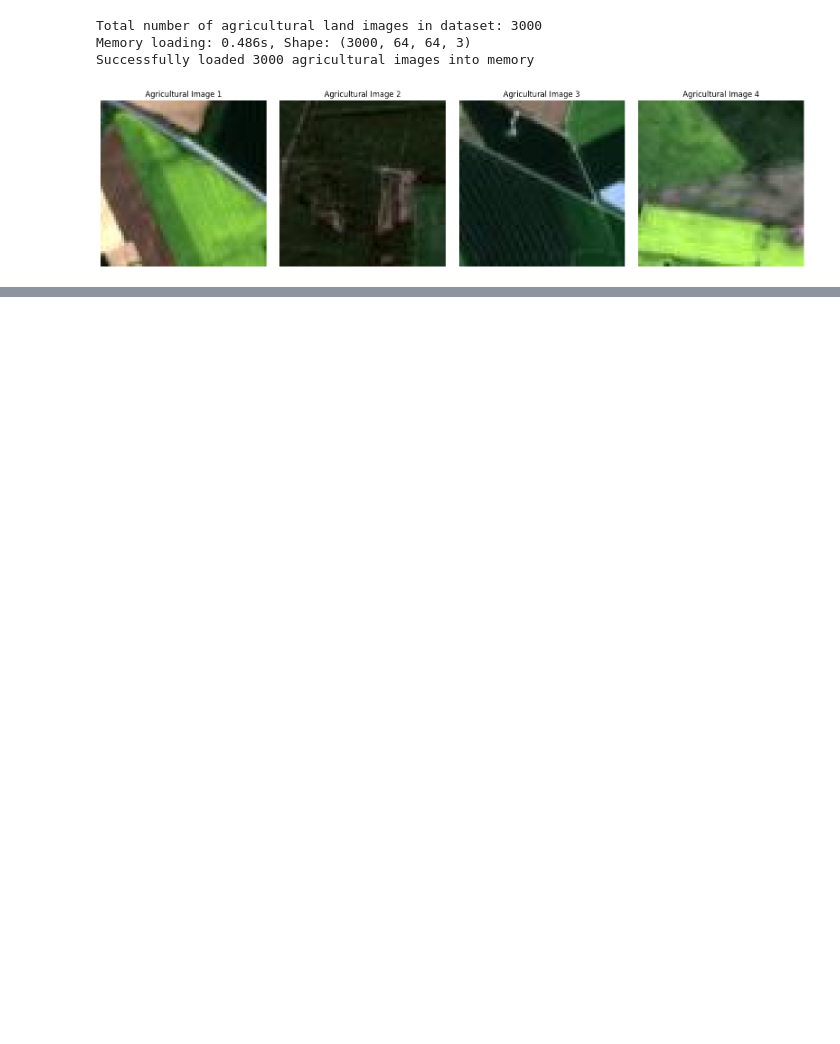
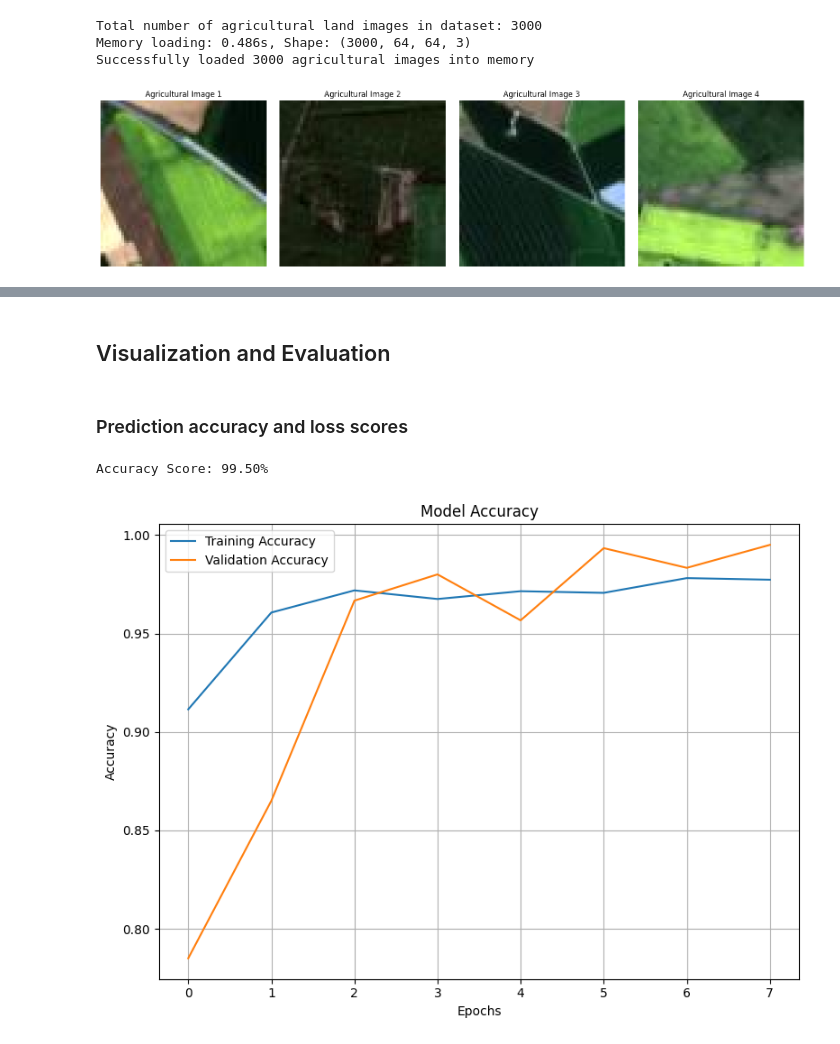
Before and after one commit to chrisryanleggett/AIML_Engineering_Porftolio, a Jupyter notebook: Keras/Deep Learning/SatelliteImageryClassifier/SatelliteClassification.ipynb, the cells around one changed output, grey strips where cells are left out. Saved outputs shown, nothing was run; the diff lists cells and outputs as text; code cells hidden in the pictures; blank space fills up the shorter version.

```diff
--- a/Keras/Deep Learning/SatelliteImageryClassifier/SatelliteClassification.ipynb
+++ b/Keras/Deep Learning/SatelliteImageryClassifier/SatelliteClassification.ipynb
@@ -251,0 +611,7 @@ Successfully loaded 3000 agricultural images into memory
+# %%
+loss = "binary_crossentropy"
+model.compile(optimizer=Adam(learning_rate=lr),
+              loss=loss,
+              metrics=["accuracy"])
+
+print(model.summary())
@@ -251,0 +665,8 @@ Successfully loaded 3000 agricultural images into memory
+# %%
+#Create a checkpoint to automatically save the best model during training, monitor validation loss and save when it improves
+checkpoint_cb = ModelCheckpoint(filepath=model_name,
+                                monitor='val_accuracy',
+                                mode='max',
+                                save_best_only=True,
+                                verbose=1
+                               )
@@ -251,0 +675,11 @@ Successfully loaded 3000 agricultural images into memory
+# %%
+print(f"Training on : ==={device}=== with batch size: {batch_size} & lr: {lr}")
+
+fit = model.fit(train_generator,
+                epochs= n_epochs,
+                steps_per_epoch = steps_per_epoch,
+                validation_data=(validation_generator),
+                validation_steps = validation_steps,
+                callbacks=[checkpoint_cb],
+                verbose=1
+               )
@@ -251,0 +706,39 @@ Successfully loaded 3000 agricultural images into memory
+# %% [markdown]
+## Visualization and Evaluation
+# %% [markdown]
+### Prediction accuracy and loss scores
+# %%
+#This step takes some time to run
+steps = int(np.ceil(validation_generator.samples / validation_generator.batch_size))
+batch_size = int(validation_generator.batch_size)
+
+all_preds = []
+all_labels = []
+for step in range(steps):
+    # Get one batch data
+    images, labels = next(validation_generator)
+    preds = model.predict(images, verbose=0)
+    preds = (preds > 0.5).astype(int).flatten()
+    all_preds.extend(preds)
+    all_labels.extend(labels)
+accuracy = accuracy_score(all_labels, all_preds)
+print(f"Accuracy Score: {accuracy * 100:.2f}%")
+# %% [output]
+Accuracy Score: 99.50%
+# %%
+# Create a figure with a subplot
+fig, axs = plt.subplots(figsize=(8, 6))
+
+# Plot Accuracy on the first subplot
+axs.plot(fit.history['accuracy'], label='Training Accuracy')
+axs.plot(fit.history['val_accuracy'], label='Validation Accuracy')
+axs.set_title('Model Accuracy')
+axs.set_xlabel('Epochs')
+axs.set_ylabel('Accuracy')
+axs.legend()
+axs.grid(True)
+
+plt.tight_layout()
+plt.show()
+# %% [output]
+[figure, added]
```
Also changed, not shown: parts of 50 cells of this notebook, 10 other files.
